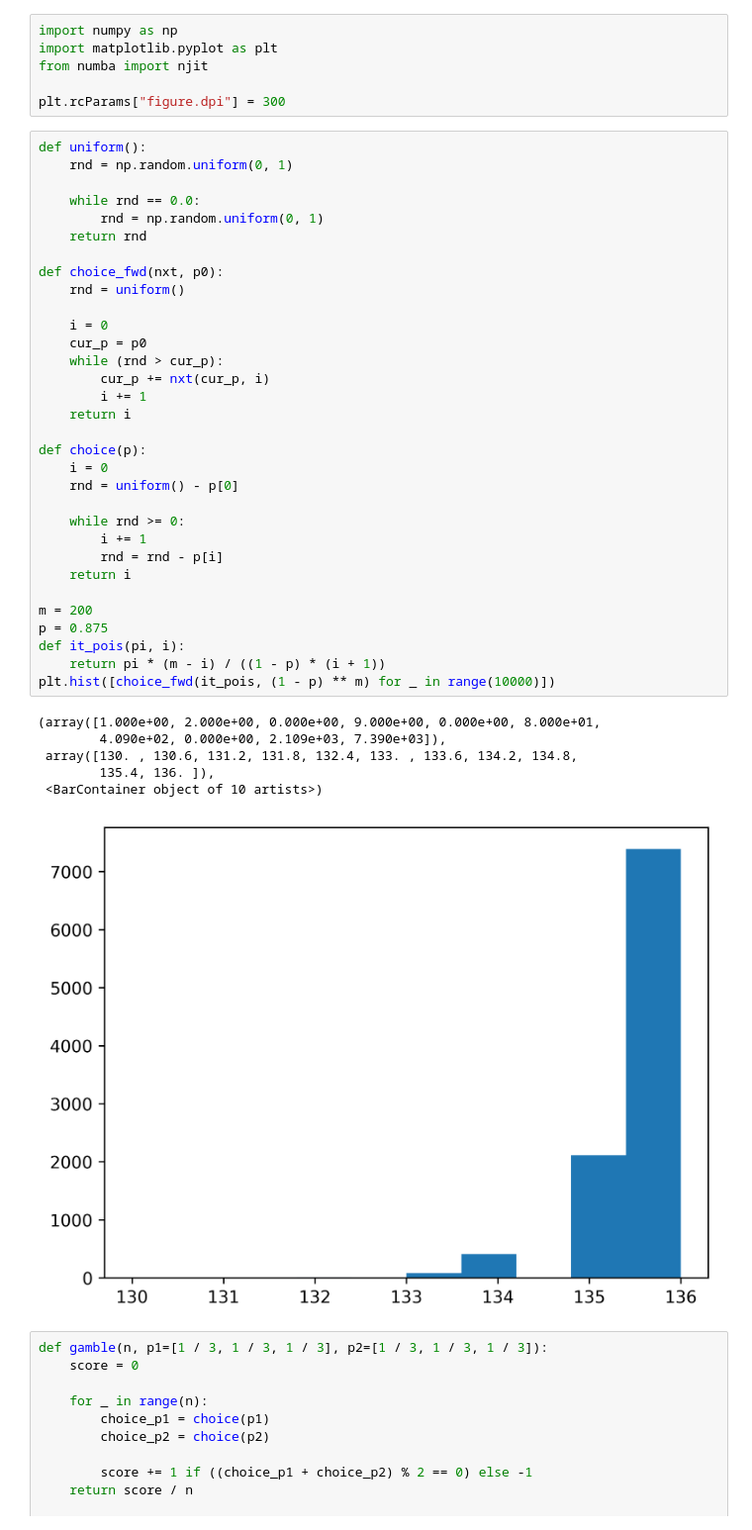
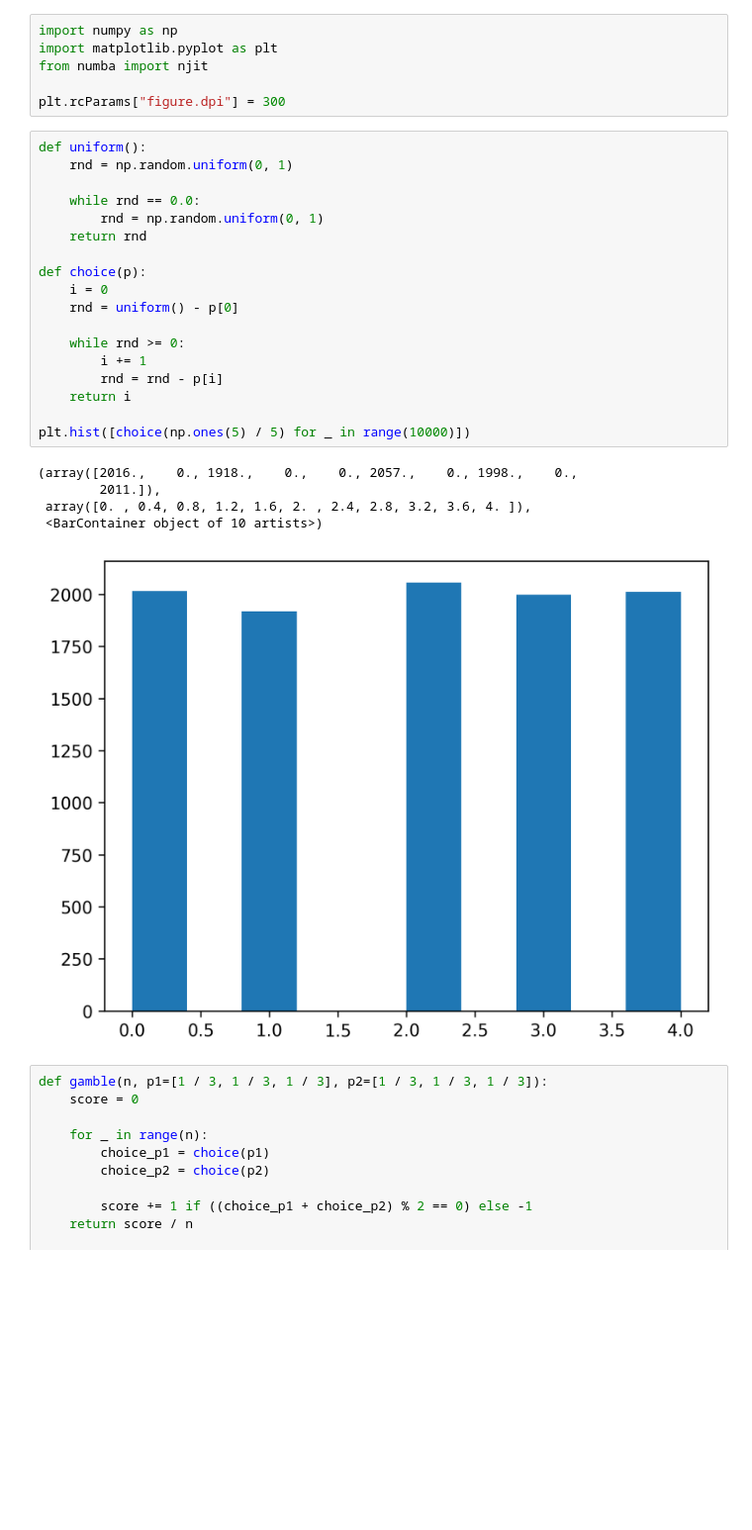
Before and after one commit to insert-zkm/simulation, a Jupyter notebook: 2.ipynb, the cells around one changed output. Shown at 99% size. Cells and saved outputs as stored; diff of their text form; blank space fills up the shorter version.

```diff
--- a/2.ipynb
+++ b/2.ipynb
@@ -7,42 +7,27 @@ plt.rcParams["figure.dpi"] = 300
 # %%
 def uniform():
     rnd = np.random.uniform(0, 1)
 
     while rnd == 0.0:
         rnd = np.random.uniform(0, 1)
     return rnd
-
-def choice_fwd(nxt, p0):
-    rnd = uniform()
-
-    i = 0
-    cur_p = p0
-    while (rnd > cur_p):
-        cur_p += nxt(cur_p, i)
-        i += 1
-    return i
 
 def choice(p):
     i = 0
     rnd = uniform() - p[0]
 
     while rnd >= 0:
         i += 1
         rnd = rnd - p[i]
     return i
 
-m = 200
-p = 0.875
-def it_pois(pi, i):
-    return pi * (m - i) / ((1 - p) * (i + 1))
-plt.hist([choice_fwd(it_pois, (1 - p) ** m) for _ in range(10000)])
+plt.hist([choice(np.ones(5) / 5) for _ in range(10000)])
 # %% [output]
-(array([1.000e+00, 2.000e+00, 0.000e+00, 9.000e+00, 0.000e+00, 8.000e+01,
-        4.090e+02, 0.000e+00, 2.109e+03, 7.390e+03]),
- array([130. , 130.6, 131.2, 131.8, 132.4, 133. , 133.6, 134.2, 134.8,
-        135.4, 136. ]),
+(array([2016.,    0., 1918.,    0.,    0., 2057.,    0., 1998.,    0.,
+        2011.]),
+ array([0. , 0.4, 0.8, 1.2, 1.6, 2. , 2.4, 2.8, 3.2, 3.6, 4. ]),
  <BarContainer object of 10 artists>)
-[figure, old version]
+[figure, new version]
 # %%
 def gamble(n, p1=[1 / 3, 1 / 3, 1 / 3], p2=[1 / 3, 1 / 3, 1 / 3]):
     score = 0
```
Also changed, not shown: parts of 3 cells of this notebook.
